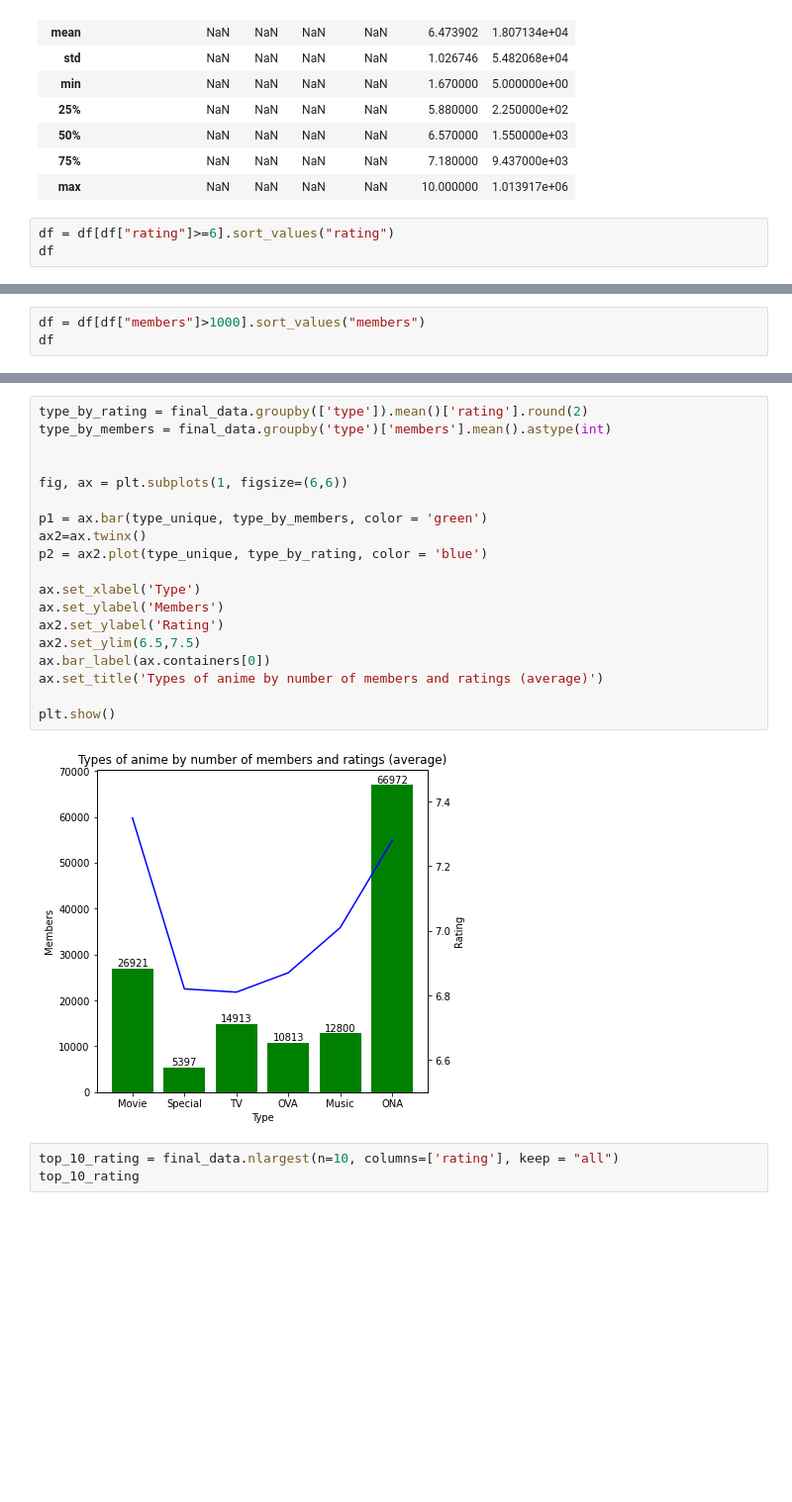
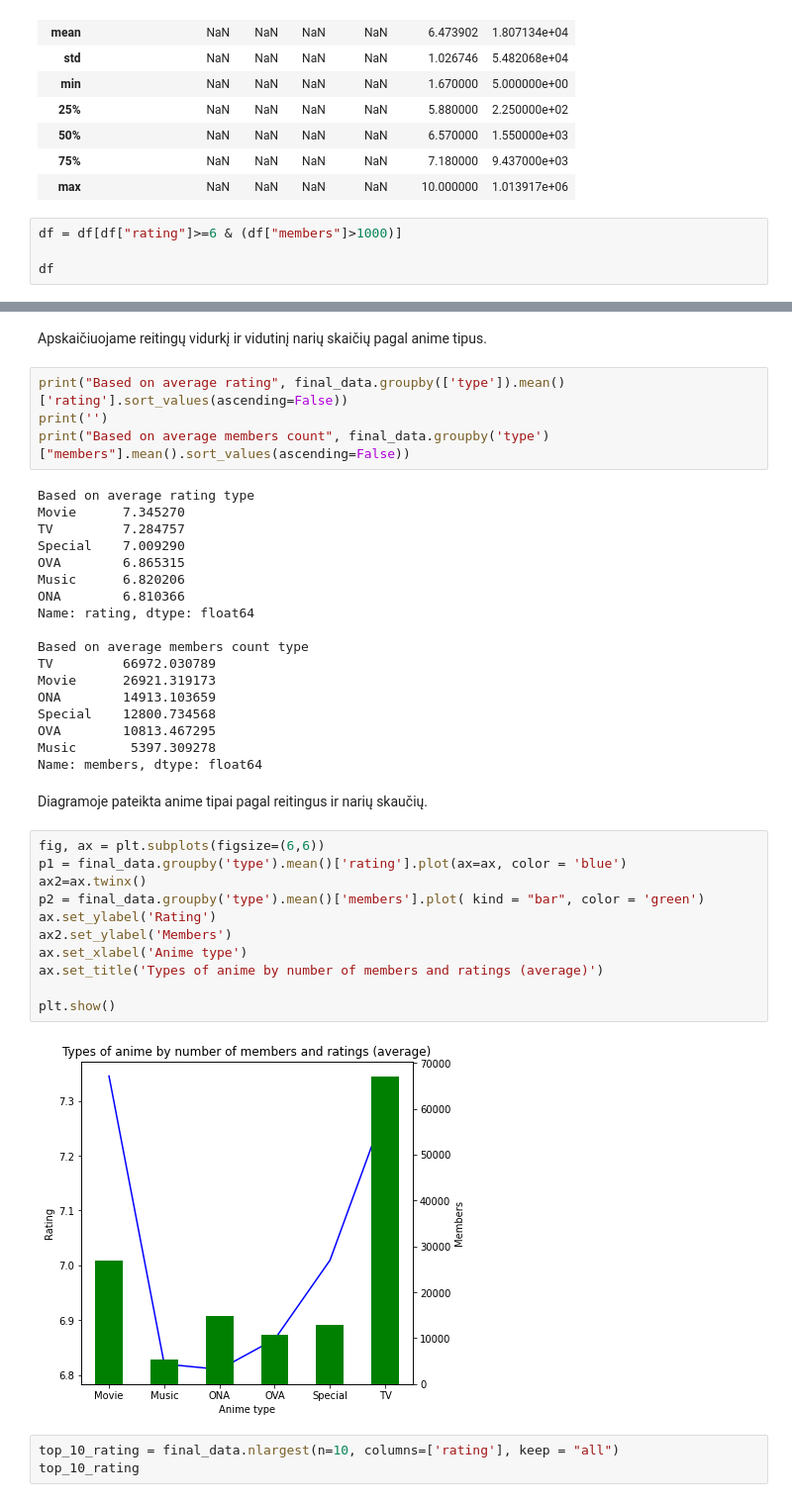
Before and after one commit to ErnestaTum/-Python_mokymai, a Jupyter notebook: baigiamasis_darbas.ipynb, the cells around one changed output, grey strips where cells are left out. Shown: that part at 99% size. Drawn from its saved outputs; the diff is of its cells as text; blank space fills up the shorter version.

```diff
--- a/baigiamasis_darbas.ipynb
+++ b/baigiamasis_darbas.ipynb
@@ -45,7 +45,8 @@ df.describe( include = "all" )
 | 75% | NaN | NaN | NaN | NaN | 7.180000 | 9.437000e+03 |
 | max | NaN | NaN | NaN | NaN | 10.000000 | 1.013917e+06 |
 # %%
-df = df[df["rating"]>=6].sort_values("rating")
+df = df[df["rating"]>=6 & (df["members"]>1000)]
+
 df
 # %% [output]
 |  | name | genre | type | episodes | rating | members |
@@ -65,3 +65,0 @@ df
-# %%
-df = df[df["members"]>1000].sort_values("members")
-df
@@ -144,24 +129,42 @@ final_data.groupby(['type']).mean()[['rating', "members"]]
+# %% [markdown]
+Apskaičiuojame reitingų vidurkį ir vidutinį narių skaičių pagal anime tipus.
+# %%
+print("Based on average rating", final_data.groupby(['type']).mean()['rating'].sort_values(ascending=False))
+print('')
+print("Based on average members count", final_data.groupby('type')["members"].mean().sort_values(ascending=False))
+# %% [output]
+Based on average rating type
+Movie      7.345270
+TV         7.284757
+Special    7.009290
+OVA        6.865315
+Music      6.820206
+ONA        6.810366
+Name: rating, dtype: float64
+
+Based on average members count type
+TV         66972.030789
+Movie      26921.319173
+ONA        14913.103659
+Special    12800.734568
+OVA        10813.467295
+Music       5397.309278
+Name: members, dtype: float64
+# %% [markdown]
+Diagramoje pateikta anime tipai pagal reitingus ir narių skaučių.
 # %%
-type_by_rating = final_data.groupby(['type']).mean()['rating'].round(2)
-type_by_members = final_data.groupby('type')['members'].mean().astype(int)
-
-
-fig, ax = plt.subplots(1, figsize=(6,6))
-
-p1 = ax.bar(type_unique, type_by_members, color = 'green')
+fig, ax = plt.subplots(figsize=(6,6))
+p1 = final_data.groupby('type').mean()['rating'].plot(ax=ax, color = 'blue')
 ax2=ax.twinx()
-p2 = ax2.plot(type_unique, type_by_rating, color = 'blue')
-
-ax.set_xlabel('Type')
-ax.set_ylabel('Members')
-ax2.set_ylabel('Rating')
-ax2.set_ylim(6.5,7.5)
-ax.bar_label(ax.containers[0])
+p2 = final_data.groupby('type').mean()['members'].plot( kind = "bar", color = 'green')
+ax.set_ylabel('Rating')
+ax2.set_ylabel('Members')
+ax.set_xlabel('Anime type')
 ax.set_title('Types of anime by number of members and ratings (average)')
 
 plt.show()
 # %% [output]
-[figure, old version]
+[figure, new version]
 # %%
 top_10_rating = final_data.nlargest(n=10, columns=['rating'], keep = "all")
 top_10_rating
```
Also changed, not shown: parts of 12 cells of this notebook.
